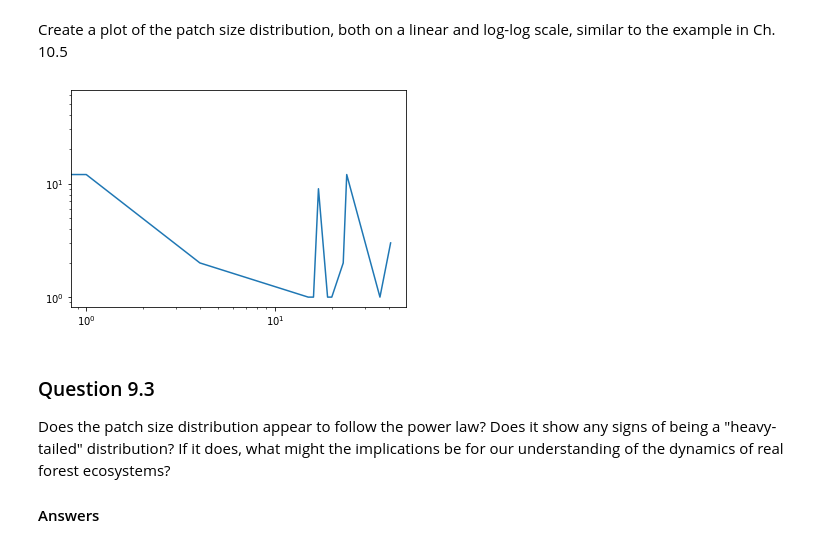
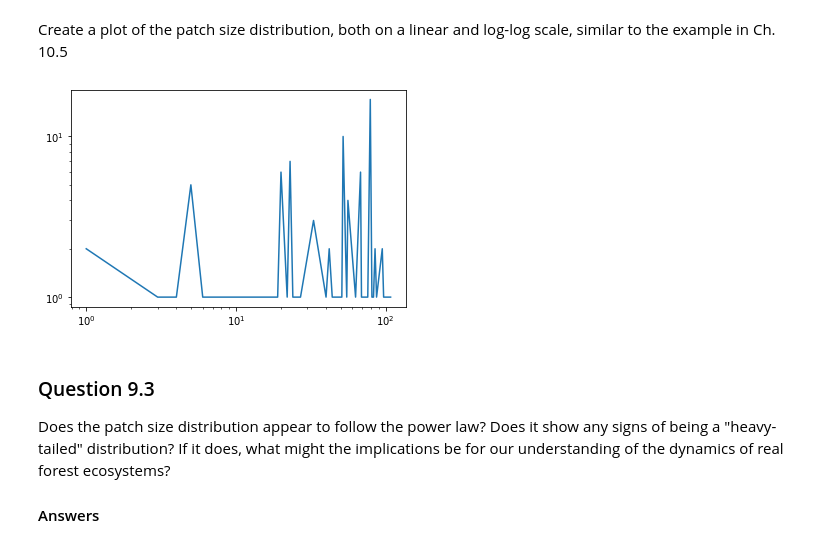
Before and after one commit to owengenge/cap-comp215, a Jupyter notebook: labs/lab07.ipynb, the cells around one changed output. Saved outputs shown, nothing was run; the diff lists cells and outputs as text; code cells hidden in the pictures.

```diff
--- a/labs/lab07.ipynb
+++ b/labs/lab07.ipynb
@@ -401,7 +406,7 @@ You could feed the raw patch-size count data to [pyplot.hist](https://matplotlib
 # %%
 # Ex. 9.1 here
 
-forest = ForestFire(1000)
+forest = ForestFire(20)
 for i in range(250):
   forest.step()
 
@@ -409,7 +414,7 @@ steady = forest.array
 
 patched = patchify(steady, forest.OCCUPIED)
 
-patch_sizes, counts = np.unique(patched, return_counts=True)
-
-#plt.bar(patch_sizes, counts)
-#patch_sizes, counts
+a, b = np.unique(patched, return_counts=True)
+patch = a[1:]
+counts = b[1:]
+# plt.bar(patch, counts)
@@ -426,13 +447,12 @@ And/Or look at the [API Documentation](https://nbviewer.org/github/AllenDowney/e
 Create a plot of the patch size distribution, both on a linear and log-log scale, similar to the example in Ch. 10.5
 # %%
 # Ex. 9.2 here
+plt.plot(patch, counts)
 
-plt.plot(patch_sizes, counts)
-#plt.bar(unique_values, counts)
 plt.xscale('log')
 plt.yscale('log')
 # %% [output]
-[figure, old version]
+[figure, new version]
 # %% [markdown]
 ### Question 9.3
 
```
Also changed, not shown: parts of 6 cells of this notebook.
